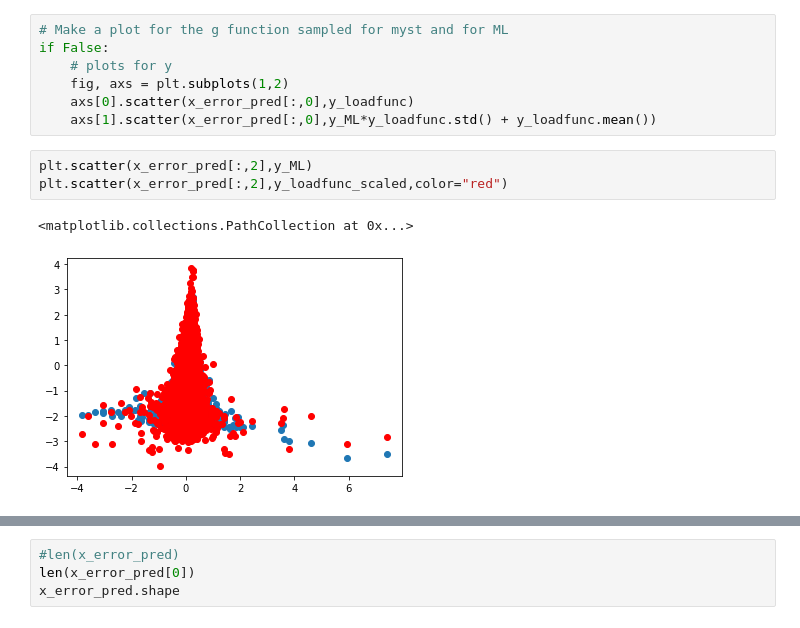
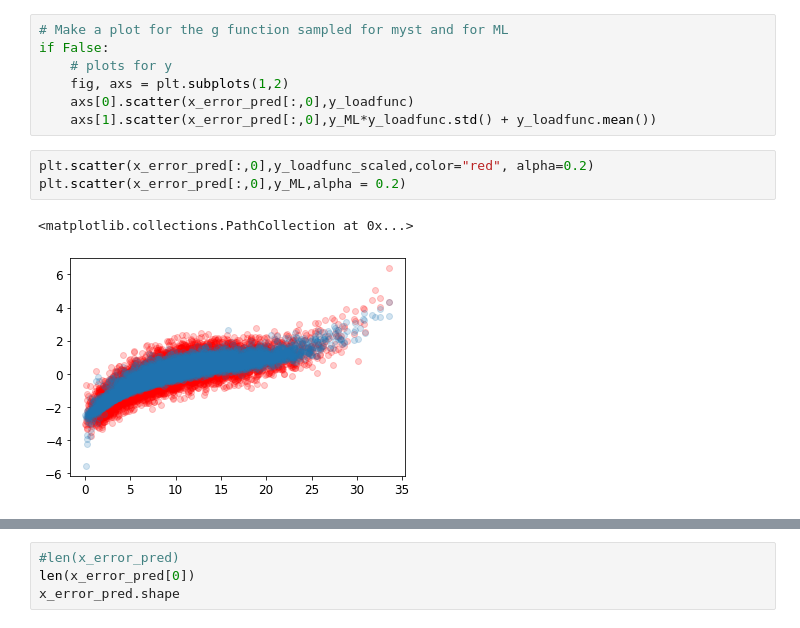
Before and after one commit to MorizHerrmann/46500-Probabilistic-Methods-in-Wind-Energy, a Jupyter notebook: assignment3/A3_michael.ipynb, the cells around one changed output, grey strips where cells are left out. Drawn from its saved outputs; the diff is of its cells as text.

```diff
--- a/assignment3/A3_michael.ipynb
+++ b/assignment3/A3_michael.ipynb
@@ -522,11 +522,11 @@ if False:
     axs[0].scatter(x_error_pred[:,0],y_loadfunc)
     axs[1].scatter(x_error_pred[:,0],y_ML*y_loadfunc.std() + y_loadfunc.mean())
 # %%
-plt.scatter(x_error_pred[:,2],y_ML)
-plt.scatter(x_error_pred[:,2],y_loadfunc_scaled,color="red")
+plt.scatter(x_error_pred[:,0],y_loadfunc_scaled,color="red", alpha=0.2)
+plt.scatter(x_error_pred[:,0],y_ML,alpha = 0.2)
 # %% [output]
 <matplotlib.collections.PathCollection at 0x...>
-[figure, old version]
+[figure, new version]
 # %%
 plt.scatter(x_test[:,0],y_test)
 plt.scatter(x_test[:,0],reg.predict(x_test))
```
Also changed, not shown: parts of 19 cells of this notebook.
